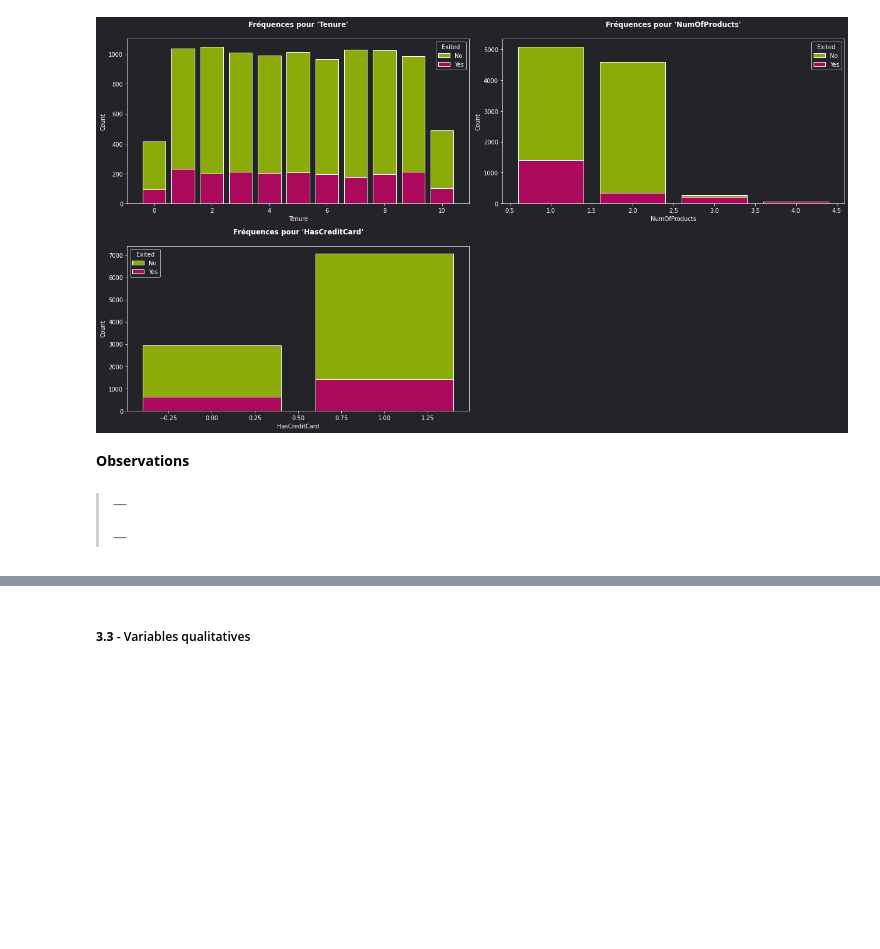
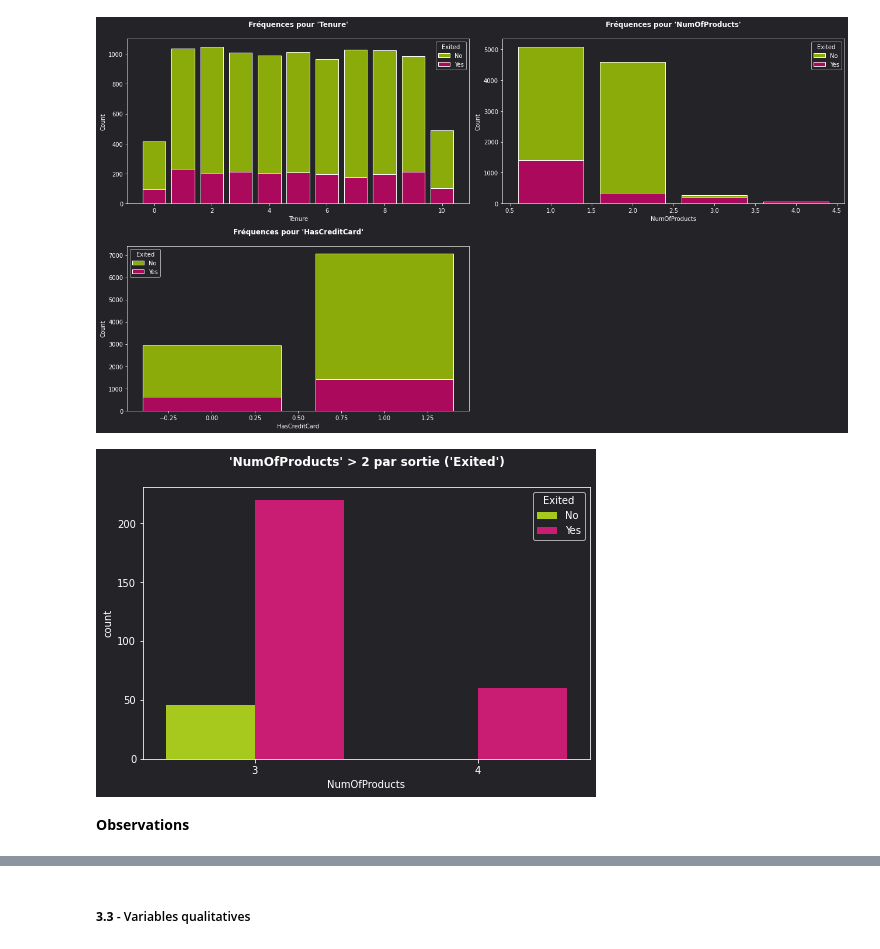
Before and after one commit to ElodieBayet/ai-developer, a Jupyter notebook: 06.projects/02.churn/eda_churn.ipynb, the cells around one changed output, grey strips where cells are left out. Saved outputs shown, nothing was run; the diff lists cells and outputs as text; code cells hidden in the pictures; blank space fills up the shorter version.

```diff
--- a/06.projects/02.churn/eda_churn.ipynb
+++ b/06.projects/02.churn/eda_churn.ipynb
@@ -721,9 +732,13 @@ for i, col in enumerate(discretes) :
 plt.show()
 # %% [output]
 [figure]
+# %%
+# (!) - 'NumOfProducts' has a significant distinction when over 2
+plt.figure(figsize=(8,5))
+plt.title(f"'NumOfProducts' > 2 par sortie ('Exited')\n")
+sns.countplot(data=churn_df.loc[churn_df['NumOfProducts'] > 2, ['NumOfProducts', 'Exited']], x='NumOfProducts', hue='Exited', hue_order=['No', 'Yes'], palette=churn_c)
+plt.show()
+# %% [output]
+[figure, added]
 # %% [markdown]
 **Observations**
-# %% [markdown]
-> —
->
-> —
```
Also changed, not shown: parts of 39 cells of this notebook, 2 other files.
